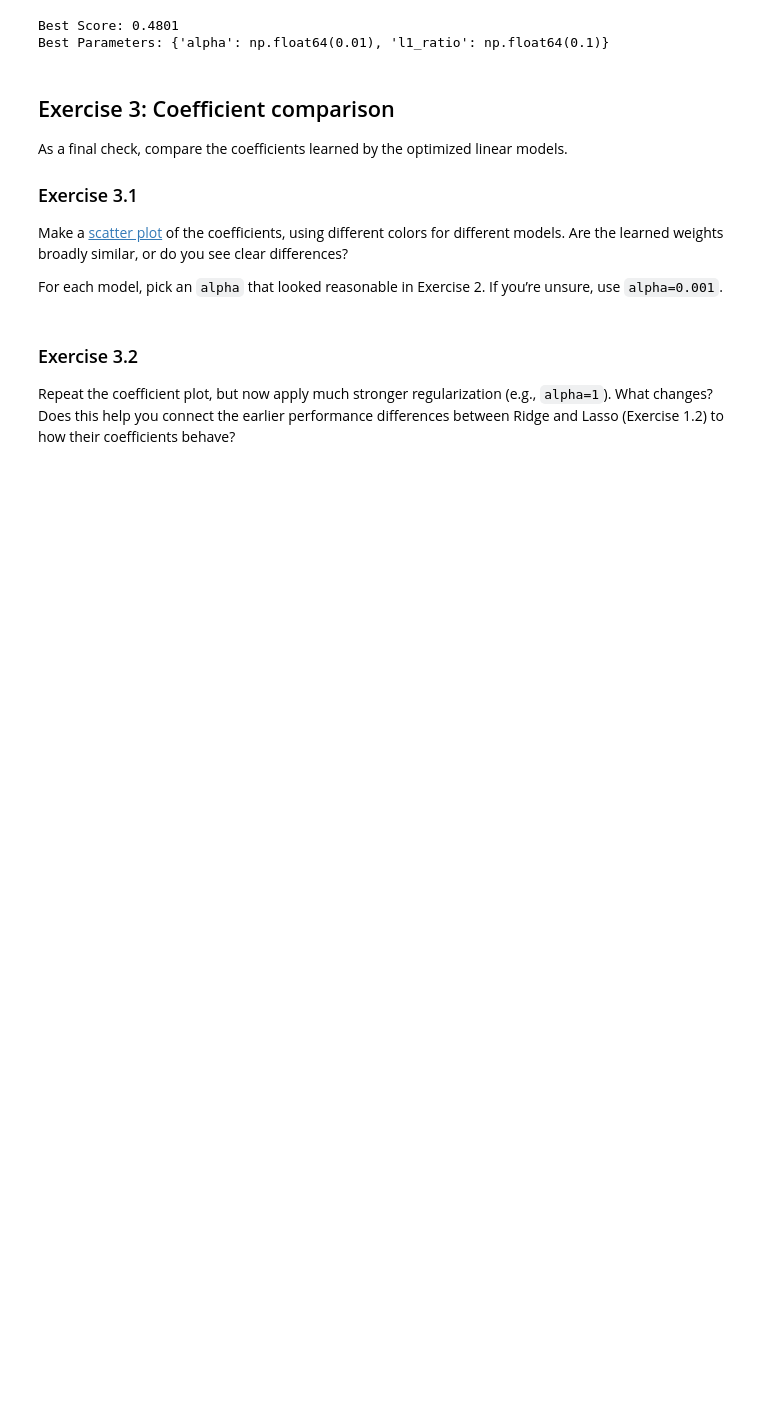
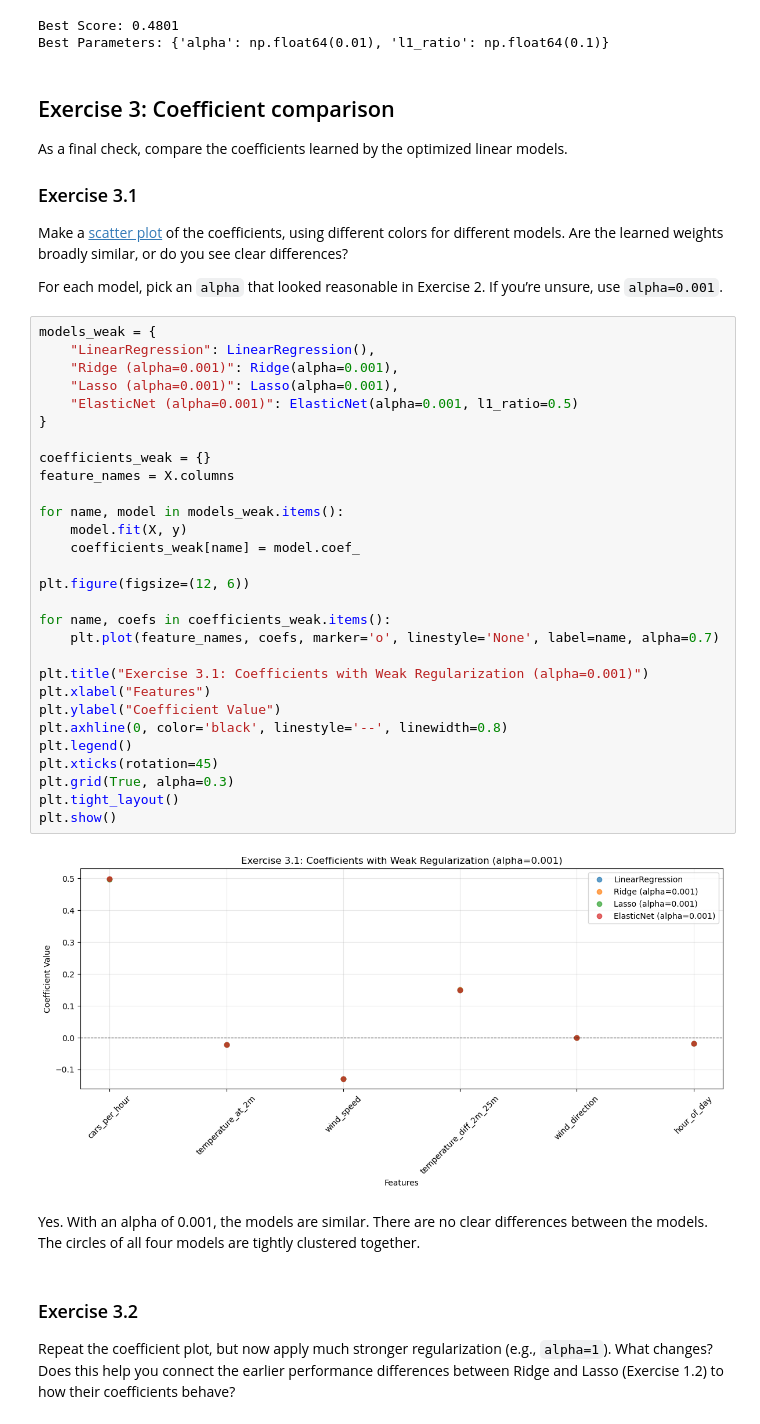
Before and after one commit to Shrxmy/25263CSDMachineLearning, a Jupyter notebook: [3] Group 8 - Module 2 - Linear Regression Lab Work (Summative)/Regression_Model_Summative.ipynb, the cells around one changed output. Drawn from its saved outputs; the diff is of its cells as text; blank space fills up the shorter version.

```diff
--- a/[3] Group 8 - Module 2 - Linear Regression Lab Work (Summative)/Regression_Model_Summative.ipynb
+++ b/[3] Group 8 - Module 2 - Linear Regression Lab Work (Summative)/Regression_Model_Summative.ipynb
@@ -327,6 +327,39 @@ As a final check, compare the coefficients learned by the optimized linear model
 Make a [scatter plot](https://matplotlib.org/gallery/shapes_and_collections/scatter.html) of the coefficients, using different colors for different models. Are the learned weights broadly similar, or do you see clear differences?
 
 For each model, pick an `alpha` that looked reasonable in Exercise 2. If you’re unsure, use `alpha=0.001`.
+# %%
+models_weak = {
+    "LinearRegression": LinearRegression(),
+    "Ridge (alpha=0.001)": Ridge(alpha=0.001),
+    "Lasso (alpha=0.001)": Lasso(alpha=0.001),
+    "ElasticNet (alpha=0.001)": ElasticNet(alpha=0.001, l1_ratio=0.5)
+}
+
+coefficients_weak = {}
+feature_names = X.columns
+
+for name, model in models_weak.items():
+    model.fit(X, y)
+    coefficients_weak[name] = model.coef_
+
+plt.figure(figsize=(12, 6))
+
+for name, coefs in coefficients_weak.items():
+    plt.plot(feature_names, coefs, marker='o', linestyle='None', label=name, alpha=0.7)
+
+plt.title("Exercise 3.1: Coefficients with Weak Regularization (alpha=0.001)")
+plt.xlabel("Features")
+plt.ylabel("Coefficient Value")
+plt.axhline(0, color='black', linestyle='--', linewidth=0.8)
+plt.legend()
+plt.xticks(rotation=45)
+plt.grid(True, alpha=0.3)
+plt.tight_layout()
+plt.show()
+# %% [output]
+[figure, added]
+# %% [markdown]
+Yes. With an alpha of 0.001, the models are similar. There are no clear differences between the models. The circles of all four models are tightly clustered together.
 # %% [markdown]
 ### Exercise 3.2
 Repeat the coefficient plot, but now apply much stronger regularization (e.g., `alpha=1`). What changes? Does this help you connect the earlier performance differences between Ridge and Lasso (Exercise 1.2) to how their coefficients behave?
```
Also changed, not shown: parts of 2 cells of this notebook.
